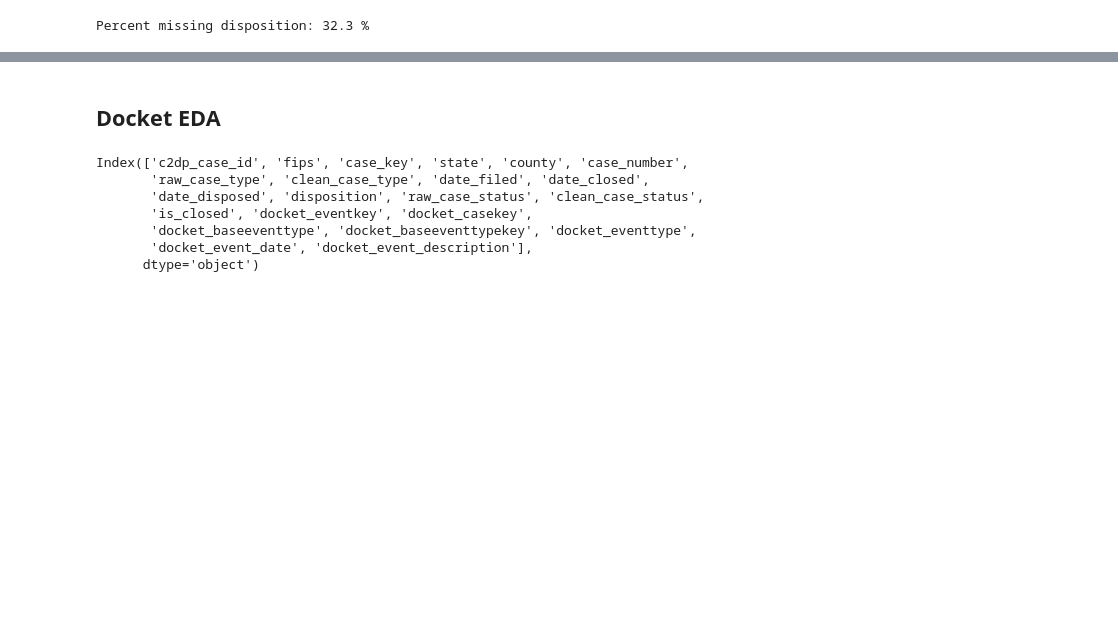
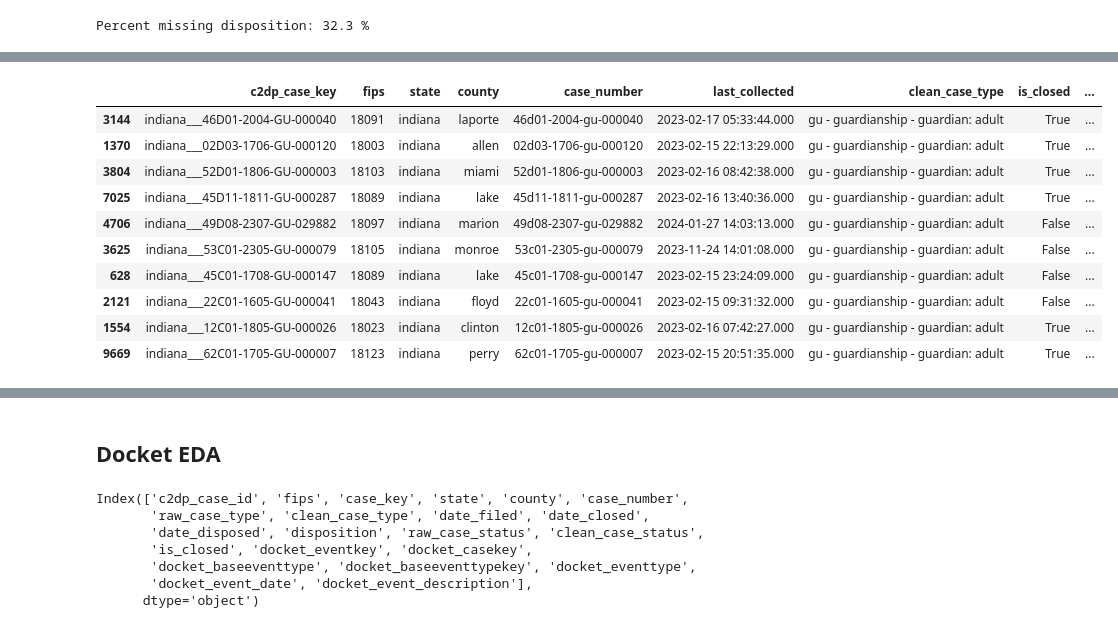
Before and after one commit to rcarroll901/data-driven-justice, a Jupyter notebook: projects/hhs/analysis/indiana-agc-eda.ipynb, the cells around one changed output, grey strips where cells are left out. Saved outputs shown, nothing was run; the diff lists cells and outputs as text; code cells hidden in the pictures; blank space fills up the shorter version.

```diff
--- a/projects/hhs/analysis/indiana-agc-eda.ipynb
+++ b/projects/hhs/analysis/indiana-agc-eda.ipynb
@@ -24,0 +102,26 @@ Percent missing disposition: 32.3 %
+# %%
+cdf_merge['gc_denied'] = cdf_merge[keyword_cols('long_denied')].sum(axis='columns') > 0
+print('Permanent guardianships denied:', cdf_merge['gc_denied'].sum())
+
+cdf_merge['perm_gc_approved'] = cdf_merge[keyword_cols('long')].sum(axis='columns') > 0
+print('Permanent guardianships granted:', cdf_merge['perm_gc_approved'].sum())
+
+cdf_merge['temp_gc_approved'] = cdf_merge[keyword_cols('temp_order')].sum(axis='columns') > 0
+print('Temporary guardianships granted:', cdf_merge['temp_gc_approved'].sum())
+
+cdf_merge['limited_gc_approved'] = cdf_merge[keyword_cols('limited_order')].sum(axis='columns') > 0
+print('Limited guardianships granted:', cdf_merge['limited_gc_approved'].sum())
+
+cdf_merge['gc_dismissed'] = cdf_merge[keyword_cols('dismiss')].sum(axis='columns') > 0
+print('Petition guardianship dismissed:', cdf_merge['gc_dismissed'].sum())
+
+print('Overlap between granted/denied:', (cdf_merge['guardianship_denied'] & cdf_merge['perm_gc_approved']).sum())
+print('Overlap between temp and perm AGC orders:', (cdf_merge['temp_gc_approved'] & cdf_merge['perm_gc_approved']).sum())
+
+# how many neither approved or denied
+outcome_cols = ['perm_gc_approved', 'temp_gc_approved', 'limited_gc_approved', 'gc_denied', 'gc_dismissed']
+missing_df = cdf_merge.copy()
+for c in outcome_cols:
+    missing_df = missing_df[~missing_df[c]]
+
+print('Missing disposition count:', missing_df.shape[0])
@@ -24,0 +139,14 @@ Percent missing disposition: 32.3 %
+# %%
+missing_df.sample(10)
+# %% [output]
+|  | c2dp_case_key | fips | state | county | case_number | last_collected | clean_case_type | is_closed | ... |
+| 3144 | indiana___46D01-2004-GU-000040 | 18091 | indiana | laporte | 46d01-2004-gu-000040 | 2023-02-17 05:33:44.000 | gu - guardianship - guardian: adult | True | ... |
+| 1370 | indiana___02D03-1706-GU-000120 | 18003 | indiana | allen | 02d03-1706-gu-000120 | 2023-02-15 22:13:29.000 | gu - guardianship - guardian: adult | True | ... |
+| 3804 | indiana___52D01-1806-GU-000003 | 18103 | indiana | miami | 52d01-1806-gu-000003 | 2023-02-16 08:42:38.000 | gu - guardianship - guardian: adult | True | ... |
+| 7025 | indiana___45D11-1811-GU-000287 | 18089 | indiana | lake | 45d11-1811-gu-000287 | 2023-02-16 13:40:36.000 | gu - guardianship - guardian: adult | True | ... |
+| 4706 | indiana___49D08-2307-GU-029882 | 18097 | indiana | marion | 49d08-2307-gu-029882 | 2024-01-27 14:03:13.000 | gu - guardianship - guardian: adult | False | ... |
+| 3625 | indiana___53C01-2305-GU-000079 | 18105 | indiana | monroe | 53c01-2305-gu-000079 | 2023-11-24 14:01:08.000 | gu - guardianship - guardian: adult | False | ... |
+| 628 | indiana___45C01-1708-GU-000147 | 18089 | indiana | lake | 45c01-1708-gu-000147 | 2023-02-15 23:24:09.000 | gu - guardianship - guardian: adult | False | ... |
+| 2121 | indiana___22C01-1605-GU-000041 | 18043 | indiana | floyd | 22c01-1605-gu-000041 | 2023-02-15 09:31:32.000 | gu - guardianship - guardian: adult | False | ... |
+| 1554 | indiana___12C01-1805-GU-000026 | 18023 | indiana | clinton | 12c01-1805-gu-000026 | 2023-02-16 07:42:27.000 | gu - guardianship - guardian: adult | True | ... |
+| 9669 | indiana___62C01-1705-GU-000007 | 18123 | indiana | perry | 62c01-1705-gu-000007 | 2023-02-15 20:51:35.000 | gu - guardianship - guardian: adult | True | ... |
```
Also changed, not shown: parts of 15 cells of this notebook.
